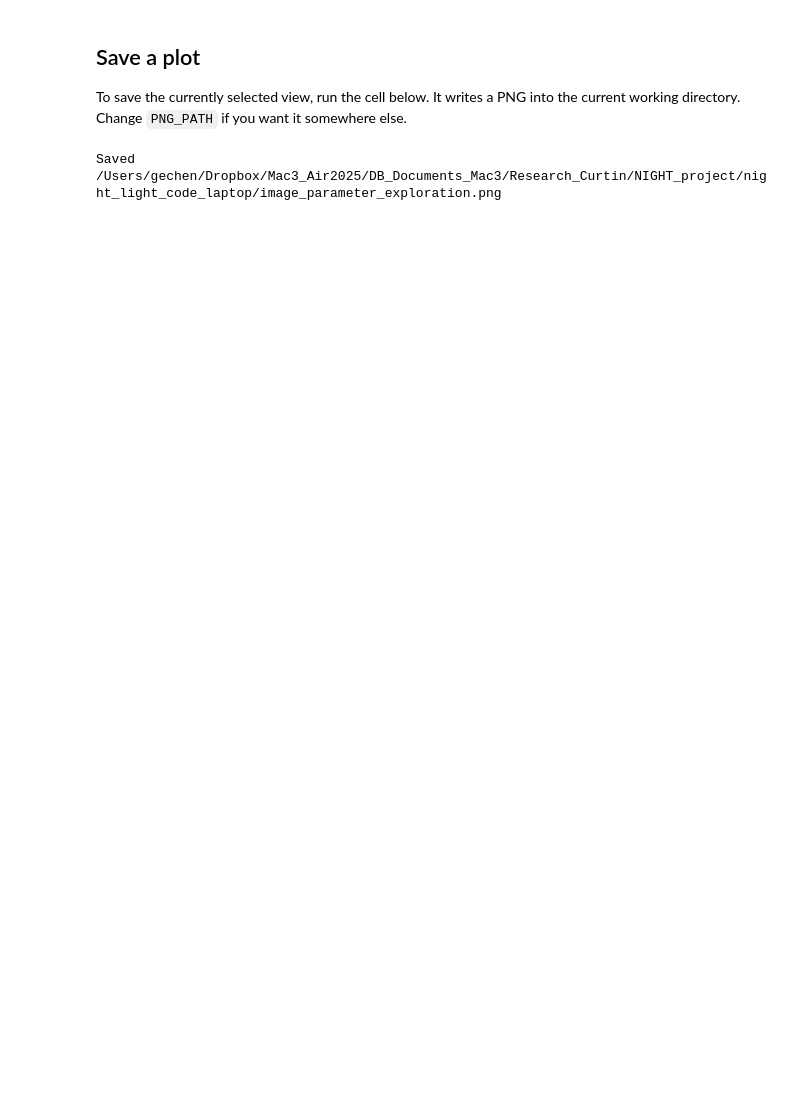
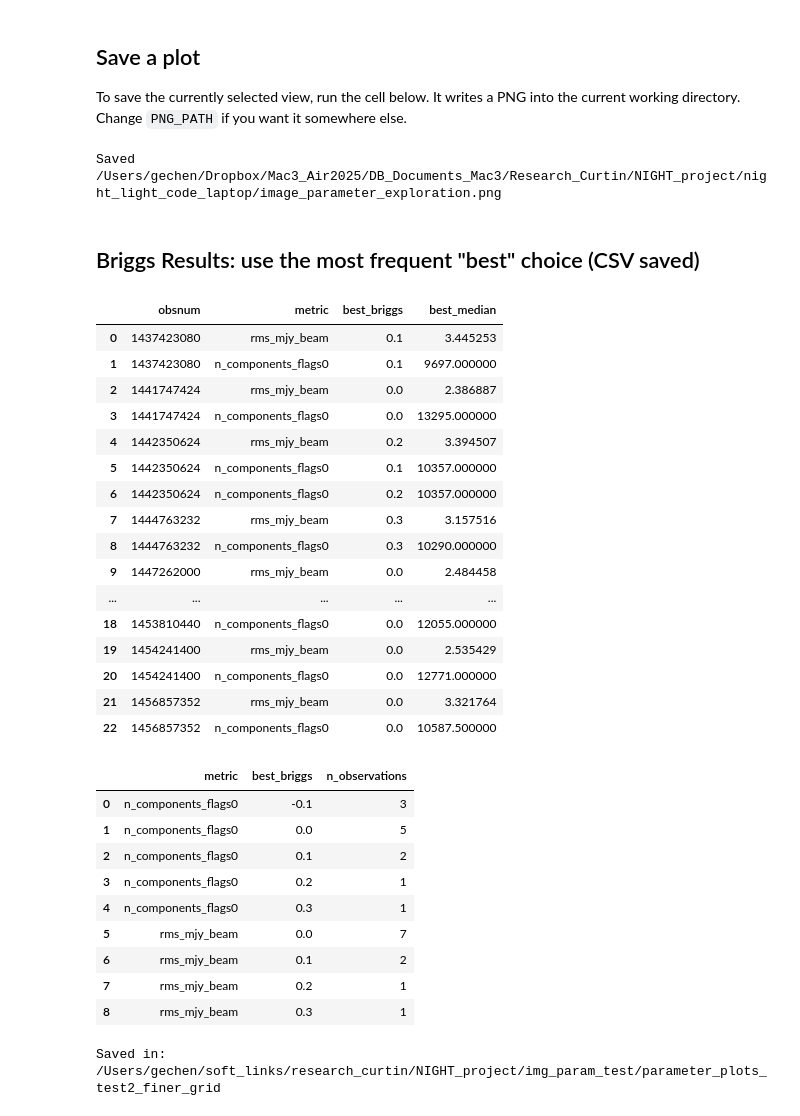
Before and after one commit to cgcg10086/night_light_code_laptop, a Jupyter notebook: explore_image_params.ipynb, the cells around one changed output. Drawn from its saved outputs; the diff is of its cells as text; code cells hidden in the pictures; blank space fills up the shorter version.

```diff
--- a/explore_image_params.ipynb
+++ b/explore_image_params.ipynb
@@ -176,3 +176,72 @@ def save_current_view(path=PNG_PATH):
 save_current_view()
 # %% [output]
 Saved /Users/gechen/Dropbox/Mac3_Air2025/DB_Documents_Mac3/Research_Curtin/NIGHT_project/night_light_code_laptop/image_parameter_exploration.png
+# %% [markdown]
+## Briggs Results: use the most frequent "best" choice (CSV saved)
+# %%
+# Median over minuv and taper, for each observation and Briggs value.
+medians = results.groupby(["obsnum", "robust"])[
+    ["rms_mjy_beam", "n_components_flags0"]
+].median().reset_index()
+
+rows = []
+for obsnum, group in medians.groupby("obsnum"):
+    for metric, direction in [
+        ("rms_mjy_beam", "min"),
+        ("n_components_flags0", "max"),
+    ]:
+        best = group[metric].min() if direction == "min" else group[metric].max()
+
+        # Keep all values if there is an exact tie.
+        for robust in group.loc[group[metric] == best, "robust"]:
+            rows.append({
+                "obsnum": obsnum,
+                "metric": metric,
+                "best_briggs": robust,
+                "best_median": best,
+            })
+
+best_briggs = pd.DataFrame(rows)
+
+frequency = (
+    best_briggs.groupby(["metric", "best_briggs"])
+    .size()
+    .reset_index(name="n_observations")
+)
+
+# Save beside the input summary CSV.
+best_briggs.to_csv(CSV_PATH.parent / "best_briggs_by_obs.csv", index=False)
+frequency.to_csv(CSV_PATH.parent / "best_briggs_frequency.csv", index=False)
+
+display(best_briggs)
+display(frequency)
+print(f"Saved in: {CSV_PATH.parent}")
+# %% [output]
+|  | obsnum | metric | best_briggs | best_median |
+| 0 | 1437423080 | rms_mjy_beam | 0.1 | 3.445253 |
+| 1 | 1437423080 | n_components_flags0 | 0.1 | 9697.000000 |
+| 2 | 1441747424 | rms_mjy_beam | 0.0 | 2.386887 |
+| 3 | 1441747424 | n_components_flags0 | 0.0 | 13295.000000 |
+| 4 | 1442350624 | rms_mjy_beam | 0.2 | 3.394507 |
+| 5 | 1442350624 | n_components_flags0 | 0.1 | 10357.000000 |
+| 6 | 1442350624 | n_components_flags0 | 0.2 | 10357.000000 |
+| 7 | 1444763232 | rms_mjy_beam | 0.3 | 3.157516 |
+| 8 | 1444763232 | n_components_flags0 | 0.3 | 10290.000000 |
+| 9 | 1447262000 | rms_mjy_beam | 0.0 | 2.484458 |
+| ... | ... | ... | ... | ... |
+| 18 | 1453810440 | n_components_flags0 | 0.0 | 12055.000000 |
+| 19 | 1454241400 | rms_mjy_beam | 0.0 | 2.535429 |
+| 20 | 1454241400 | n_components_flags0 | 0.0 | 12771.000000 |
+| 21 | 1456857352 | rms_mjy_beam | 0.0 | 3.321764 |
+| 22 | 1456857352 | n_components_flags0 | 0.0 | 10587.500000 |
+|  | metric | best_briggs | n_observations |
+| 0 | n_components_flags0 | -0.1 | 3 |
+| 1 | n_components_flags0 | 0.0 | 5 |
+| 2 | n_components_flags0 | 0.1 | 2 |
+| 3 | n_components_flags0 | 0.2 | 1 |
+| 4 | n_components_flags0 | 0.3 | 1 |
+| 5 | rms_mjy_beam | 0.0 | 7 |
+| 6 | rms_mjy_beam | 0.1 | 2 |
+| 7 | rms_mjy_beam | 0.2 | 1 |
+| 8 | rms_mjy_beam | 0.3 | 1 |
+Saved in: /Users/gechen/soft_links/research_curtin/NIGHT_project/img_param_test/parameter_plots_test2_finer_grid
```
Also changed, not shown: parts of 5 cells of this notebook.
